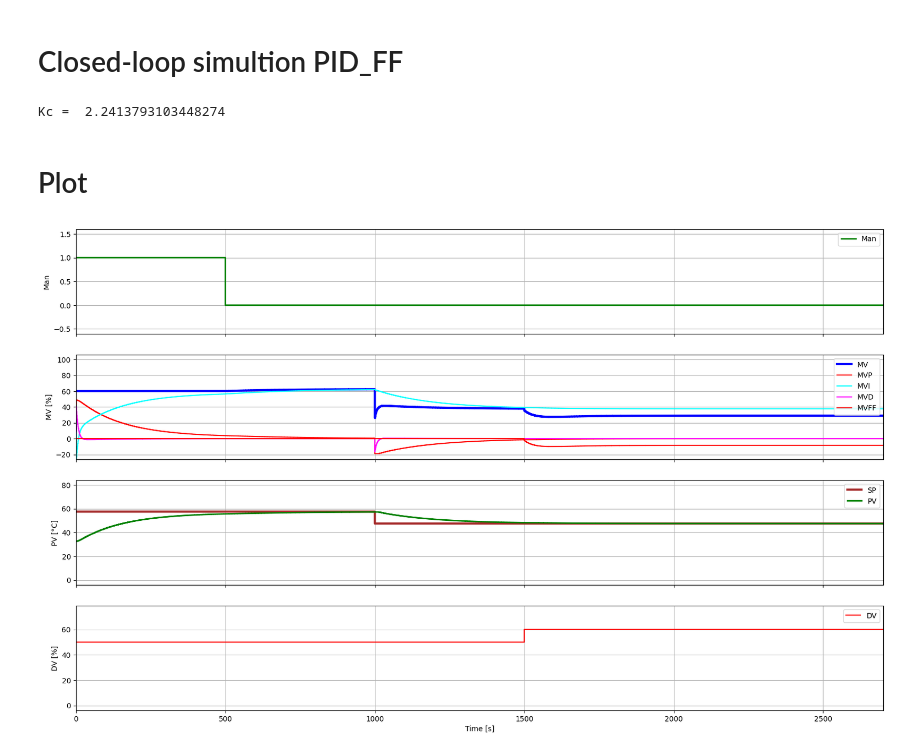
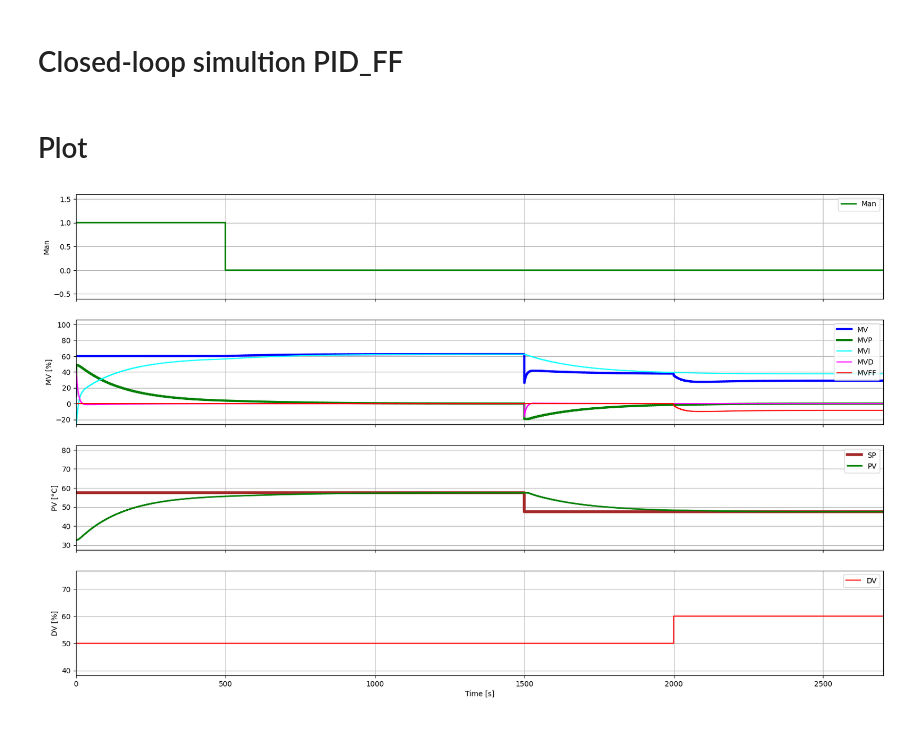
Before and after one commit to Muten-Roshi-Sama/TCLab_PID_Controller_FeedForward, a Jupyter notebook: Simulation_CLP_PID_FF.ipynb, the cells around one changed output. Cells and saved outputs as stored; diff of their text form; code cells hidden in the pictures.

```diff
--- a/Simulation_CLP_PID_FF.ipynb
+++ b/Simulation_CLP_PID_FF.ipynb
@@ -91,12 +91,11 @@ print('Td = ', Td)
 # ActivateFF = False
 # ManFF = False
 
-
-# Scenario 4: CLP + FF
+# # Scenario 4: CLP + FF
 ManPath = {0: True, 500: False, TSim: False}
-MVManPath = {0: MV0, TSim: MV0}
-SPPath = {0: PV0, 1200: PV0, TSim: PV0}
-DVPath = {0: DV0, 2000: DV0, TSim: DV0}
+MVManPath = {0: MV0+10, TSim: MV0+10}
+SPPath = {0: PV0+5, 1500: PV0-5, TSim: PV0-5}
+DVPath = {0: DV0, 2000: DV0+10, TSim: DV0+10}
 ActivateFF = True
 ManFF = False
 # %% [markdown]
@@ -164,8 +163,6 @@ for i in range(0, N):
 
 
     PV.append(PV2p[-1]+ PV2d [-1]+ PV0 - Kp*MV0) # PV0 = Kp*MV0 + 0 + PV0 - Kp*MV0
-# %% [output]
-Kc =  2.2413793103448274
 # %% [markdown]
 # Plot
 # %%
@@ -186,7 +183,7 @@ ax1.legend (loc='best')
 limSup = 100
 limInf = -20
 l2, = ax2.step([0, TSim], [limInf,limSup], 'blue', linewidth=3, label='MV', where='post')
-l3, = ax2.step([0, TSim], [limInf,limSup], 'red', label='MVP', where='post')
+l3, = ax2.step([0, TSim], [limInf,limSup], 'green', linewidth=3, label='MVP', where='post')
 l4, = ax2.step([0, TSim], [limInf,limSup], 'cyan', label='MVI', where='post')
 l5, = ax2.step([0, TSim], [limInf,limSup], 'magenta', label='MVD', where='post')
 l6, = ax2.step([0, TSim], [limInf,limSup], 'red', label='MVFF', where='post')
@@ -197,7 +194,7 @@ ax2.legend (loc='best')
 #----SP_and_PV---------
 limSup = 80
 limInf = 30
-l7, = ax3.step([0, TSim], [limInf,limSup], 'brown', linewidth=3, label='SP', where="post")
+l7, = ax3.step([0, TSim], [limInf,limSup], 'brown', linewidth=4, label='SP', where="post")
 l8, = ax3.step([0, TSim], [limInf,limSup], 'green', linewidth=2, label='PV', where='post')
 ax3.set_ylabel('PV [°C]')
 ax3.legend (loc='best')
@@ -206,31 +203,31 @@ ax3.legend (loc='best')
 limSup=75
 limInf = 40
 l9, = ax4.step([0, TSim], [limInf,limSup], 'red', label='DV', where='post')
 ax4.set_xlabel('Time [s]')
 ax4.set_ylabel('DV [%]')
 ax4.legend (loc='best')
 
 
 #-----Set Data-----
 l1.set_data(t, Man)
 l2.set_data(t,MV)
 l3.set_data(t, MVP)
 l4.set_data(t,MVI)
 l5.set_data(t, MVD)
 l6.set_data(t, MVFF)
 l7.set_data(t, SP)
 l8.set_data(t, PV)
 l9.set_data(t, DV)
 
 tMax = len(t)
 ax1.set_xlim(0, tMax)
 ax2.set_xlim(0, tMax)
 ax3.set_xlim(0, tMax)
 ax4.set_xlim(0, tMax)
 
 ax1.grid()
 ax2.grid()
 ax3.grid()
 ax4.grid()
 # %% [output]
-[figure, old version]
+[figure, new version]
```
Also changed, not shown: parts of 1 cell of this notebook.
